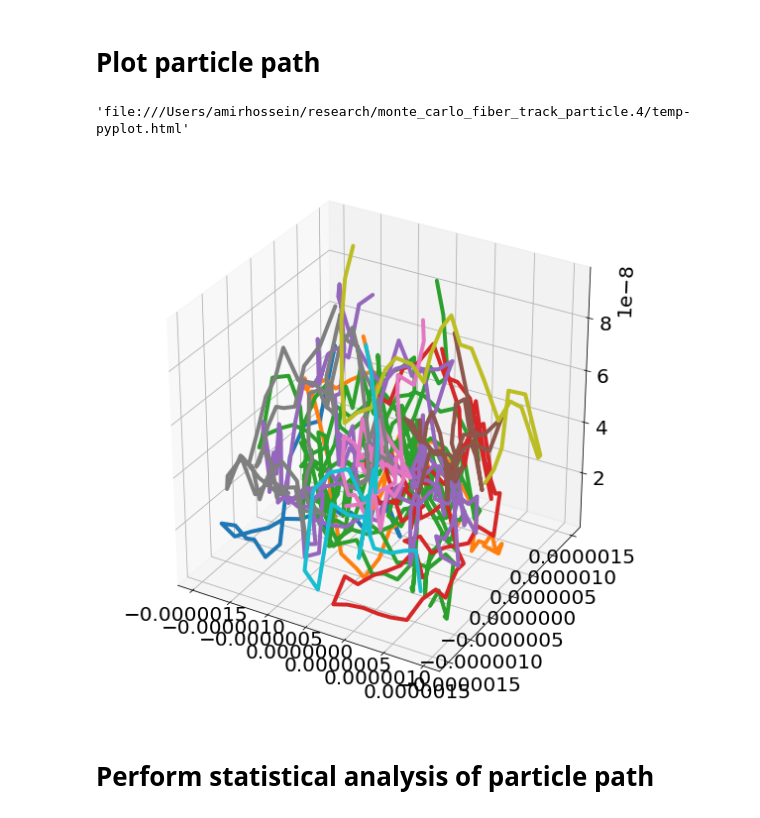
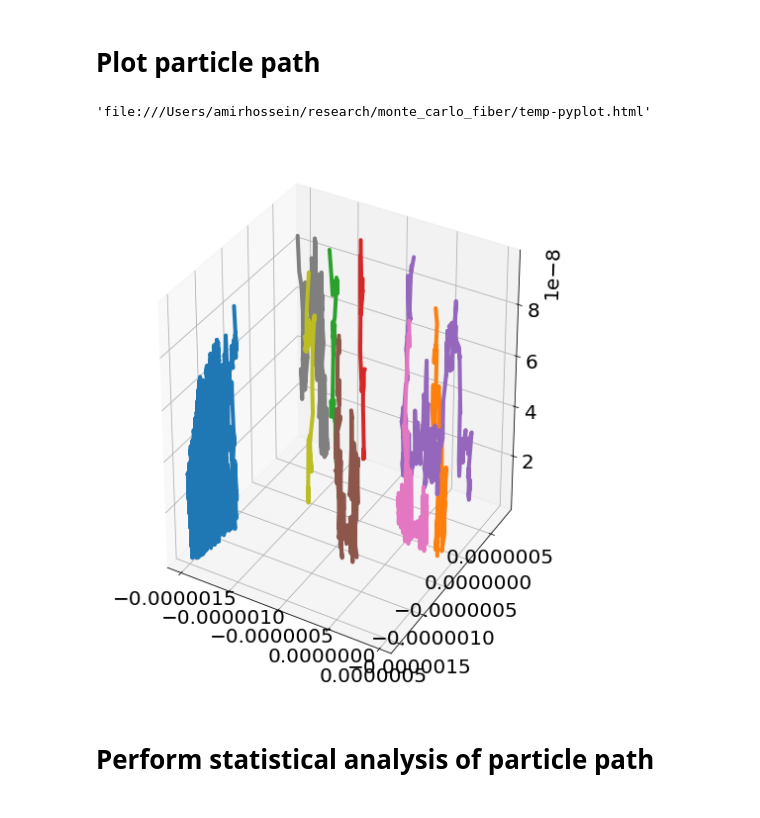
Before and after one commit to amirhosseindavoody/cnt_film_monte_carlo, a Jupyter notebook: visualization/monte_carlo_results.ipynb, the cells around one changed output. Saved outputs shown, nothing was run; the diff lists cells and outputs as text; code cells hidden in the pictures.

```diff
--- a/visualization/monte_carlo_results.ipynb
+++ b/visualization/monte_carlo_results.ipynb
@@ -29,7 +30,7 @@ eV = 1.6e-19 # electron volt in Jouls
 directories = list()
 
 directories.append(os.path.expanduser("~/research/monte_carlo_fiber"))
-directories.append(os.path.expanduser("~/research/monte_carlo_fiber_track_particle"))
+# directories.append(os.path.expanduser("~/research/monte_carlo_fiber_track_particle"))
 # directories.append(os.path.expanduser("~/research/monte_carlo_fiber_particle_track"))
 
 # directories.append(os.path.expanduser("~/research/monte_carlo_davoody_realistic_random_5to20_bids_1.5nm_thick"))
@@ -194,13 +217,13 @@ ValueError: x and y must have same first dimension, but have shapes (4,) and (1,
 # %% [markdown]
 # Plot particle path
 # %%
-directories = [os.path.expanduser("~/research/monte_carlo_fiber_track_particle.4")]
+# directories = [os.path.expanduser("~/research/monte_carlo_fiber")]
 
 fig = plt.figure(figsize=(20,10))
 ax = fig.add_subplot(111,projection='3d')
 data = []
 for directory in directories:
-    for i in range(0,10):
+    for i in range(11,20):
         filename = os.path.join(directory,"particle_path."+str(i)+".dat")
         if not os.path.exists(filename):
             continue
@@ -237,35 +260,35 @@ layout = dict(
             zerolinecolor='rgb(255, 255, 255)',
             showbackground=True,
             backgroundcolor='rgb(230, 230,230)'
         ),
         zaxis=dict(
             gridcolor='rgb(255, 255, 255)',
             zerolinecolor='rgb(255, 255, 255)',
             showbackground=True,
             backgroundcolor='rgb(230, 230,230)'
         ),
         camera=dict(
             up=dict(
                 x=0,
                 y=0,
                 z=1
             ),
             eye=dict(
                 x=-1.7428,
                 y=1.0707,
                 z=0.7100,
             )
         ),
         aspectratio = dict( x=1, y=1, z=0.03 ),
         aspectmode = 'manual'
     ),
 )
 
 fig = go.Figure(data=data, layout=layout)
 plo.plot(fig,filename=os.path.join(directory,"temp-pyplot.html"))
 # %% [output]
-'file:///Users/amirhossein/research/monte_carlo_fiber_track_particle.4/temp-pyplot.html'
+'file:///Users/amirhossein/research/monte_carlo_fiber/temp-pyplot.html'
-[figure, old version]
+[figure, new version]
 # %% [markdown]
 # Perform statistical analysis of particle path
 # %%
```
Also changed, not shown: parts of 5 cells of this notebook, 2 other files.
